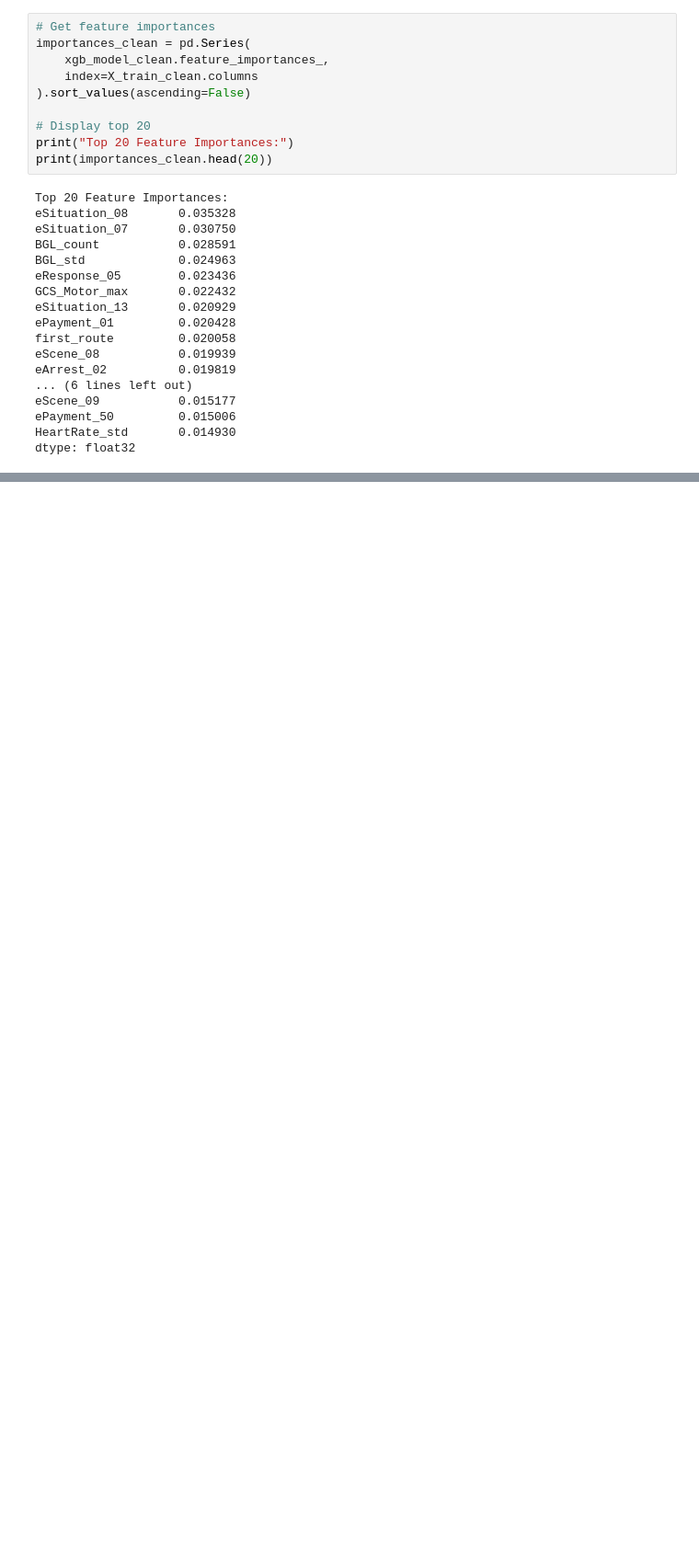
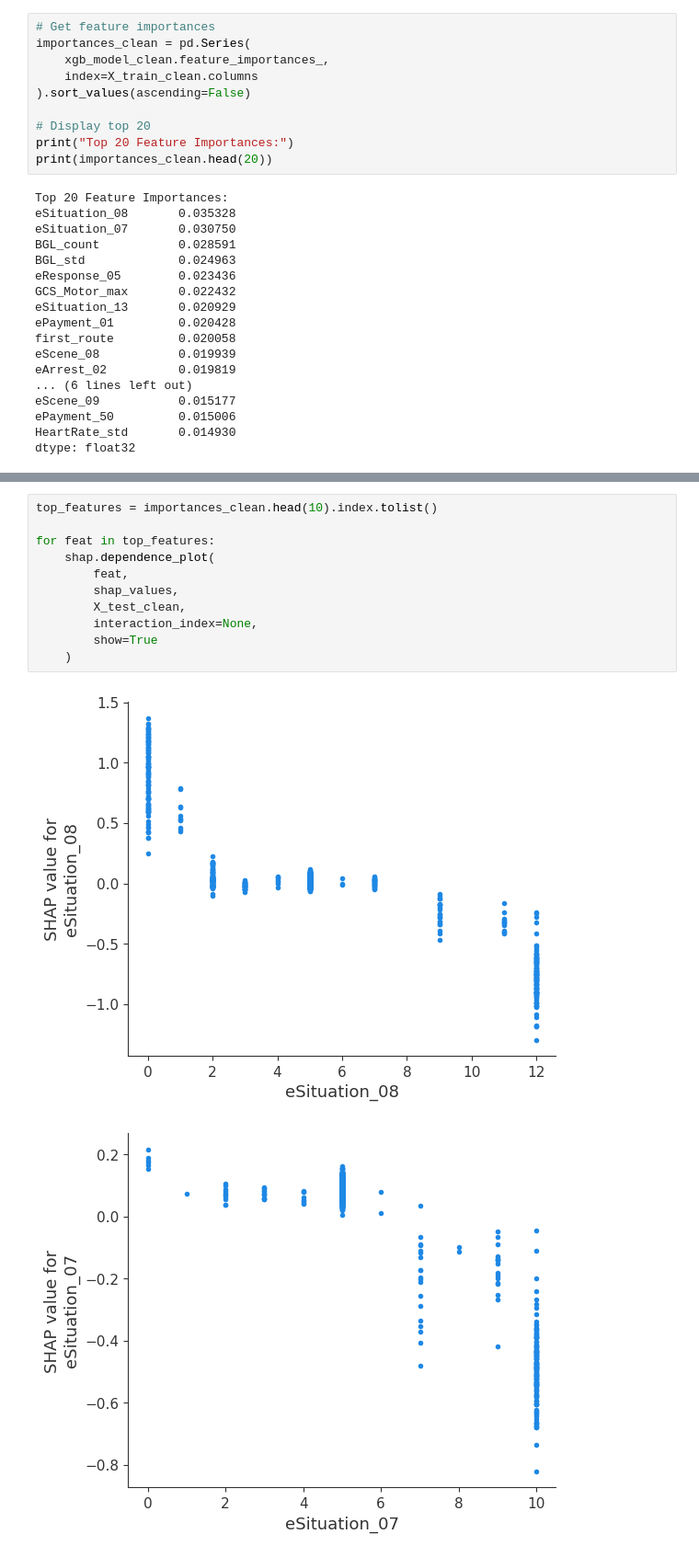
Before and after one commit to n2b8/opiate_use_analysis, a Jupyter notebook: notebooks/02_analysis_modeling.ipynb, the cells around one changed output, grey strips where cells are left out. Shown at 92% size. Cells and saved outputs as stored; diff of their text form; blank space fills up the shorter version.

```diff
--- a/notebooks/02_analysis_modeling.ipynb
+++ b/notebooks/02_analysis_modeling.ipynb
@@ -582,0 +658,14 @@ dtype: float32
+# %%
+top_features = importances_clean.head(10).index.tolist()
+
+for feat in top_features:
+    shap.dependence_plot(
+        feat,
+        shap_values,
+        X_test_clean,
+        interaction_index=None,
+        show=True
+    )
+# %% [output]
+[figure, added]
+[figure, added]
```
Also changed, not shown: parts of 33 cells of this notebook, 1 other file.
